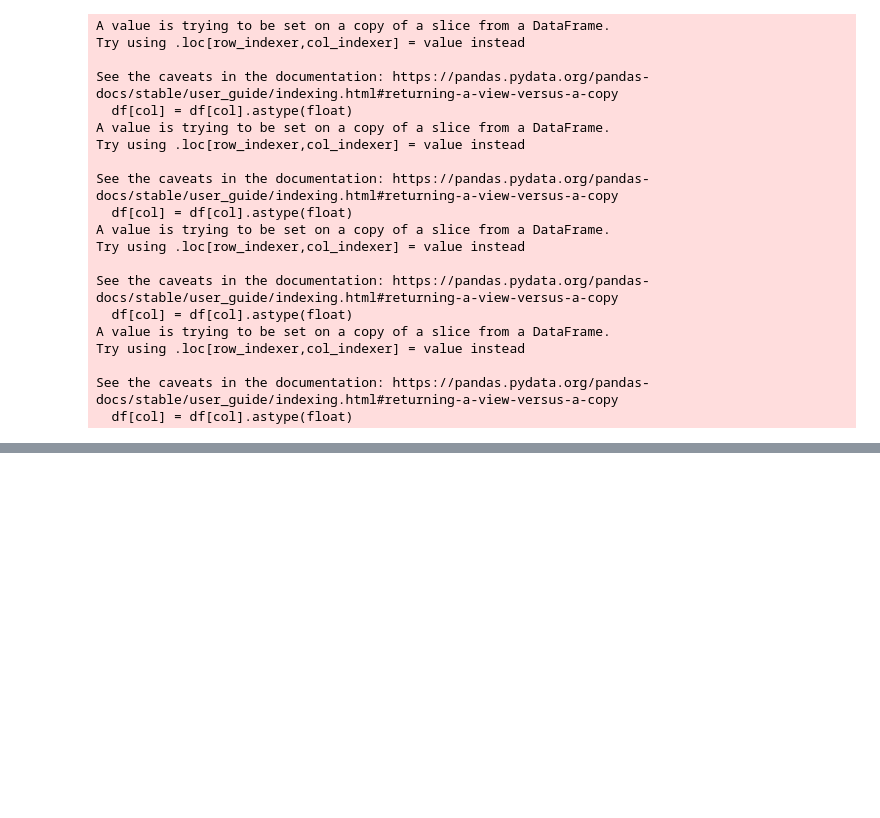
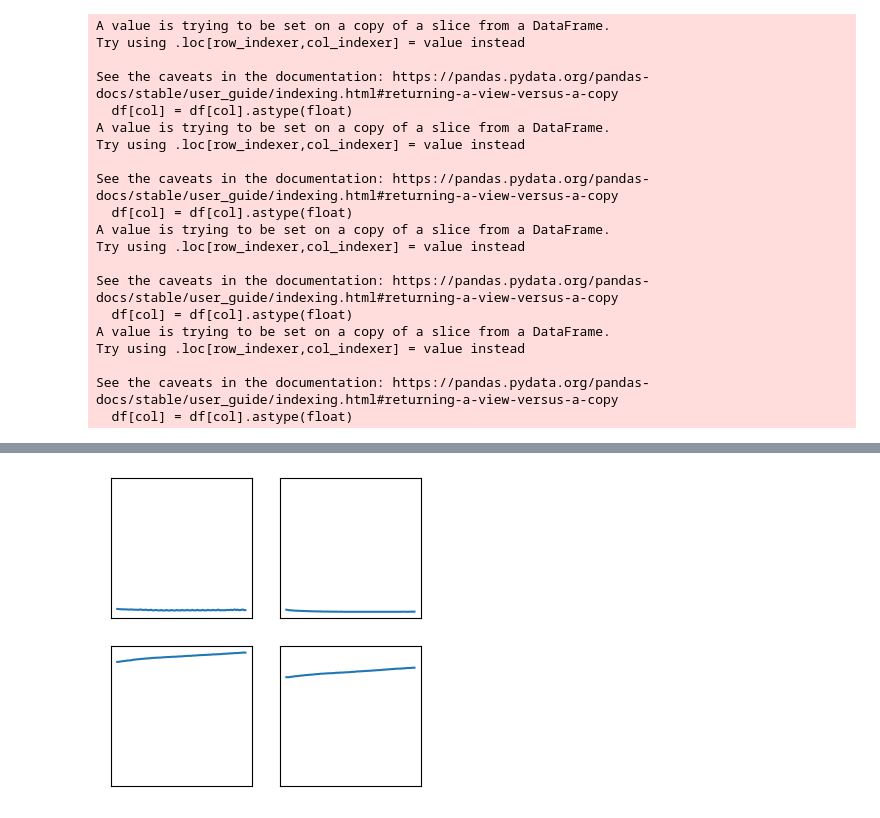
Before and after one commit to rutuja-gupte/sharp-pombe-fitness, a Jupyter notebook: Plotting Plates.ipynb, the cells around one changed output, grey strips where cells are left out. Cells and saved outputs as stored; diff of their text form; code cells hidden in the pictures; blank space fills up the shorter version.

```diff
--- a/Plotting Plates.ipynb
+++ b/Plotting Plates.ipynb
@@ -125,0 +115,4 @@ inspect_well(df6, 'K7', 'K17', 'H8', 'H18') #45, 45, 54, 54
+# %%
+inspect_well(df7, 'D23', 'A18', 'G13', 'C1')
+# %% [output]
+[figure, added]
```
Also changed, not shown: parts of 20 cells of this notebook, 2 other files.
